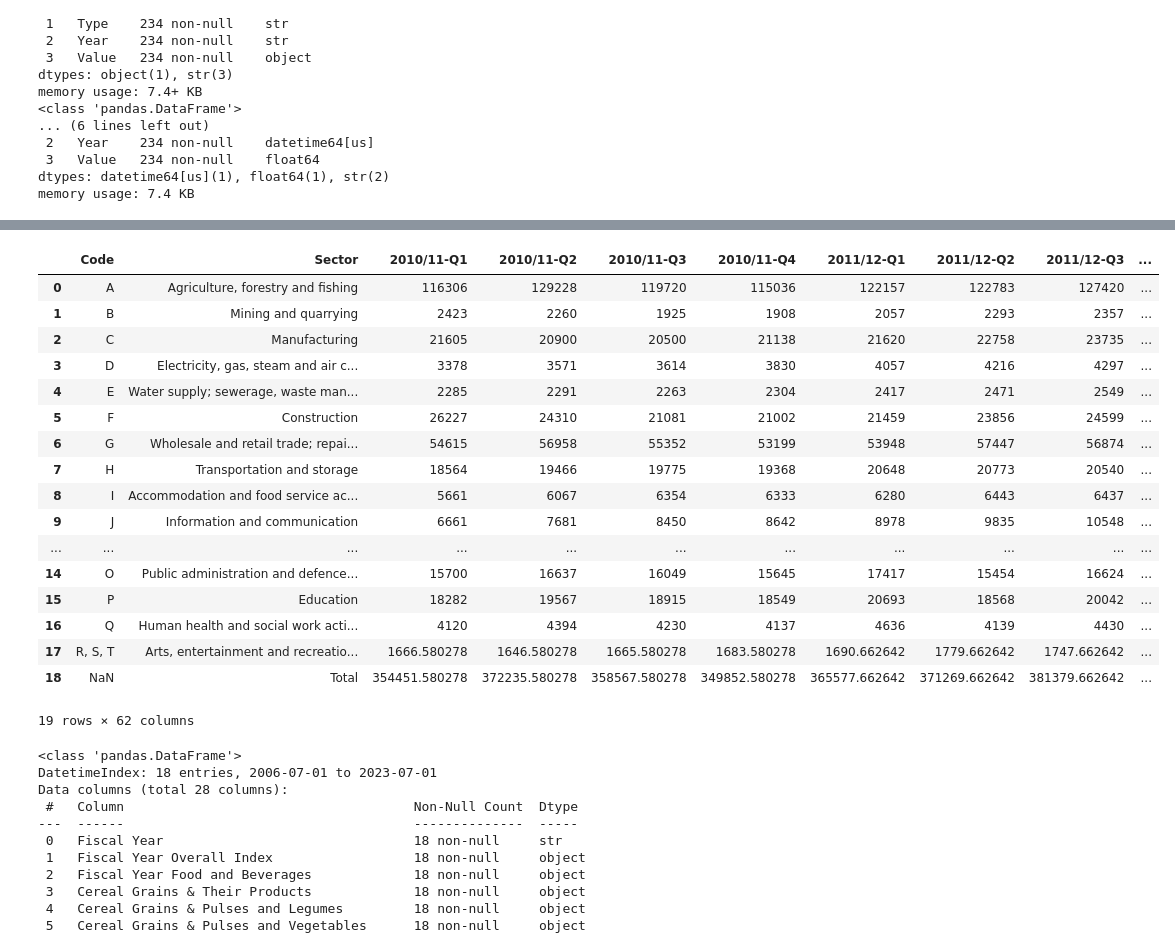
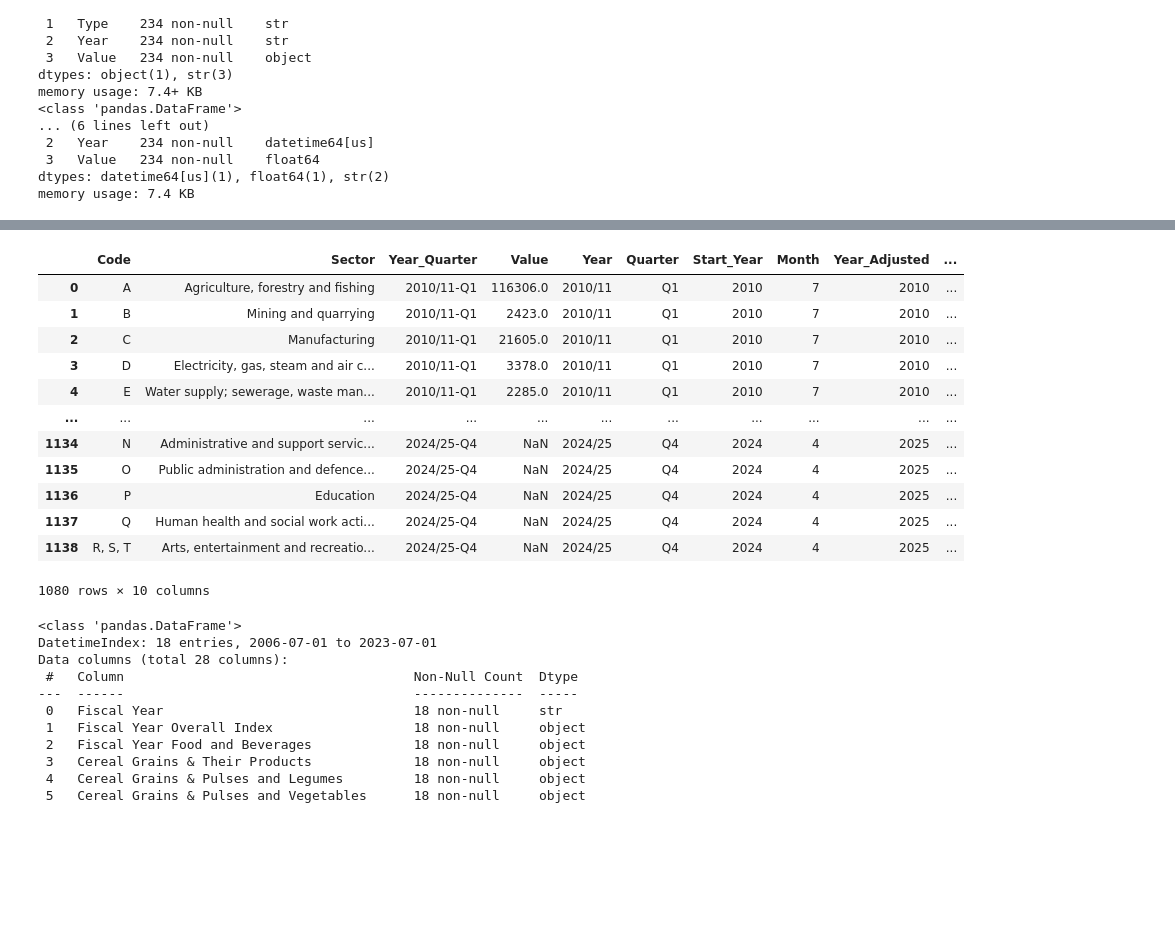
Before and after one commit to pandebipinX/Nepal_economic_analysis, a Jupyter notebook: cleaning.ipynb, the cells around one changed output, grey strips where cells are left out. Drawn from its saved outputs; the diff is of its cells as text; code cells hidden in the pictures; blank space fills up the shorter version.

```diff
--- a/cleaning.ipynb
+++ b/cleaning.ipynb
@@ -198,54 +245,48 @@ df_long['Value'] = pd.to_numeric(df_long['Value'])
 df_long[['Year', 'Quarter']] = df_long['Year_Quarter'].str.split('-', expand=True)
 quarter_map = {
     'Q1': 7,   # July
     'Q2': 10,  # October
     'Q3': 1,   # January
     'Q4': 4    # April
 }
 
 df_long['Start_Year'] = df_long['Year'].str[:4].astype(int)
 df_long['Month'] = df_long['Quarter'].map(quarter_map)
 df_long['Year_Adjusted'] = df_long['Start_Year']
 
 df_long.loc[df_long['Quarter'].isin(['Q3', 'Q4']), 'Year_Adjusted'] += 1
 df_long['Date'] = pd.to_datetime(
     dict(
         year=df_long['Year_Adjusted'],
         month=df_long['Month'],
         day=1
     )
 )
-df_long=df_long[~df_long.isnull()]
 df_long.isnull().sum() # we have some null values after checking real data we can say that
 #this is due to unavailability of data in real dataset.so this is not by any cleaning issues
 len(df_long[(df_long["Quarter"]=="Q3") & (df_long["Start_Year"]==2024) ])
 len(df_long[(df_long["Quarter"]=="Q4") & (df_long["Start_Year"]==2024) ])
 
 df_long=df_long[~df_long["Sector"].str.contains("Total")] # by this we cleaned null values that are in 'Code'.
 df_long.isnull().sum()
 df_long.duplicated().sum()
-df_long.fillna(0) # we cant eliminate all data
+# df_long.fillna(0,inplace=True) # we cant eliminate all data
 df_long.to_csv("cleanedData/quarterly_gdp.csv")
-df
+df_long
 # %% [output]
-|  | Code | Sector | 2010/11-Q1 | 2010/11-Q2 | 2010/11-Q3 | 2010/11-Q4 | 2011/12-Q1 | 2011/12-Q2 | 2011/12-Q3 | ... |
-| 0 | A | Agriculture, forestry and fishing | 116306 | 129228 | 119720 | 115036 | 122157 | 122783 | 127420 | ... |
-| 1 | B | Mining and quarrying | 2423 | 2260 | 1925 | 1908 | 2057 | 2293 | 2357 | ... |
-| 2 | C | Manufacturing | 21605 | 20900 | 20500 | 21138 | 21620 | 22758 | 23735 | ... |
-| 3 | D | Electricity, gas, steam and air c... | 3378 | 3571 | 3614 | 3830 | 4057 | 4216 | 4297 | ... |
-| 4 | E | Water supply; sewerage, waste man... | 2285 | 2291 | 2263 | 2304 | 2417 | 2471 | 2549 | ... |
-| 5 | F | Construction | 26227 | 24310 | 21081 | 21002 | 21459 | 23856 | 24599 | ... |
-| 6 | G | Wholesale and retail trade; repai... | 54615 | 56958 | 55352 | 53199 | 53948 | 57447 | 56874 | ... |
-| 7 | H | Transportation and storage | 18564 | 19466 | 19775 | 19368 | 20648 | 20773 | 20540 | ... |
-| 8 | I | Accommodation and food service ac... | 5661 | 6067 | 6354 | 6333 | 6280 | 6443 | 6437 | ... |
-| 9 | J | Information and communication | 6661 | 7681 | 8450 | 8642 | 8978 | 9835 | 10548 | ... |
+|  | Code | Sector | Year_Quarter | Value | Year | Quarter | Start_Year | Month | Year_Adjusted | ... |
+| 0 | A | Agriculture, forestry and fishing | 2010/11-Q1 | 116306.0 | 2010/11 | Q1 | 2010 | 7 | 2010 | ... |
+| 1 | B | Mining and quarrying | 2010/11-Q1 | 2423.0 | 2010/11 | Q1 | 2010 | 7 | 2010 | ... |
+| 2 | C | Manufacturing | 2010/11-Q1 | 21605.0 | 2010/11 | Q1 | 2010 | 7 | 2010 | ... |
+| 3 | D | Electricity, gas, steam and air c... | 2010/11-Q1 | 3378.0 | 2010/11 | Q1 | 2010 | 7 | 2010 | ... |
+| 4 | E | Water supply; sewerage, waste man... | 2010/11-Q1 | 2285.0 | 2010/11 | Q1 | 2010 | 7 | 2010 | ... |
 | ... | ... | ... | ... | ... | ... | ... | ... | ... | ... | ... |
-| 14 | O | Public administration and defence... | 15700 | 16637 | 16049 | 15645 | 17417 | 15454 | 16624 | ... |
-| 15 | P | Education | 18282 | 19567 | 18915 | 18549 | 20693 | 18568 | 20042 | ... |
-| 16 | Q | Human health and social work acti... | 4120 | 4394 | 4230 | 4137 | 4636 | 4139 | 4430 | ... |
-| 17 | R, S, T | Arts, entertainment and recreatio... | 1666.580278 | 1646.580278 | 1665.580278 | 1683.580278 | 1690.662642 | 1779.662642 | 1747.662642 | ... |
-| 18 | NaN | Total | 354451.580278 | 372235.580278 | 358567.580278 | 349852.580278 | 365577.662642 | 371269.662642 | 381379.662642 | ... |
+| 1134 | N | Administrative and support servic... | 2024/25-Q4 | NaN | 2024/25 | Q4 | 2024 | 4 | 2025 | ... |
+| 1135 | O | Public administration and defence... | 2024/25-Q4 | NaN | 2024/25 | Q4 | 2024 | 4 | 2025 | ... |
+| 1136 | P | Education | 2024/25-Q4 | NaN | 2024/25 | Q4 | 2024 | 4 | 2025 | ... |
+| 1137 | Q | Human health and social work acti... | 2024/25-Q4 | NaN | 2024/25 | Q4 | 2024 | 4 | 2025 | ... |
+| 1138 | R, S, T | Arts, entertainment and recreatio... | 2024/25-Q4 | NaN | 2024/25 | Q4 | 2024 | 4 | 2025 | ... |
-19 rows × 62 columns
+1080 rows × 10 columns
 # %%
 df = pd.read_excel("GDP_structure_data/national-sub-cpi.xlsx",header=None)
 df = df.iloc[4:].reset_index(drop=True)
```
Also changed, not shown: parts of 7 cells of this notebook, 6 other files.
